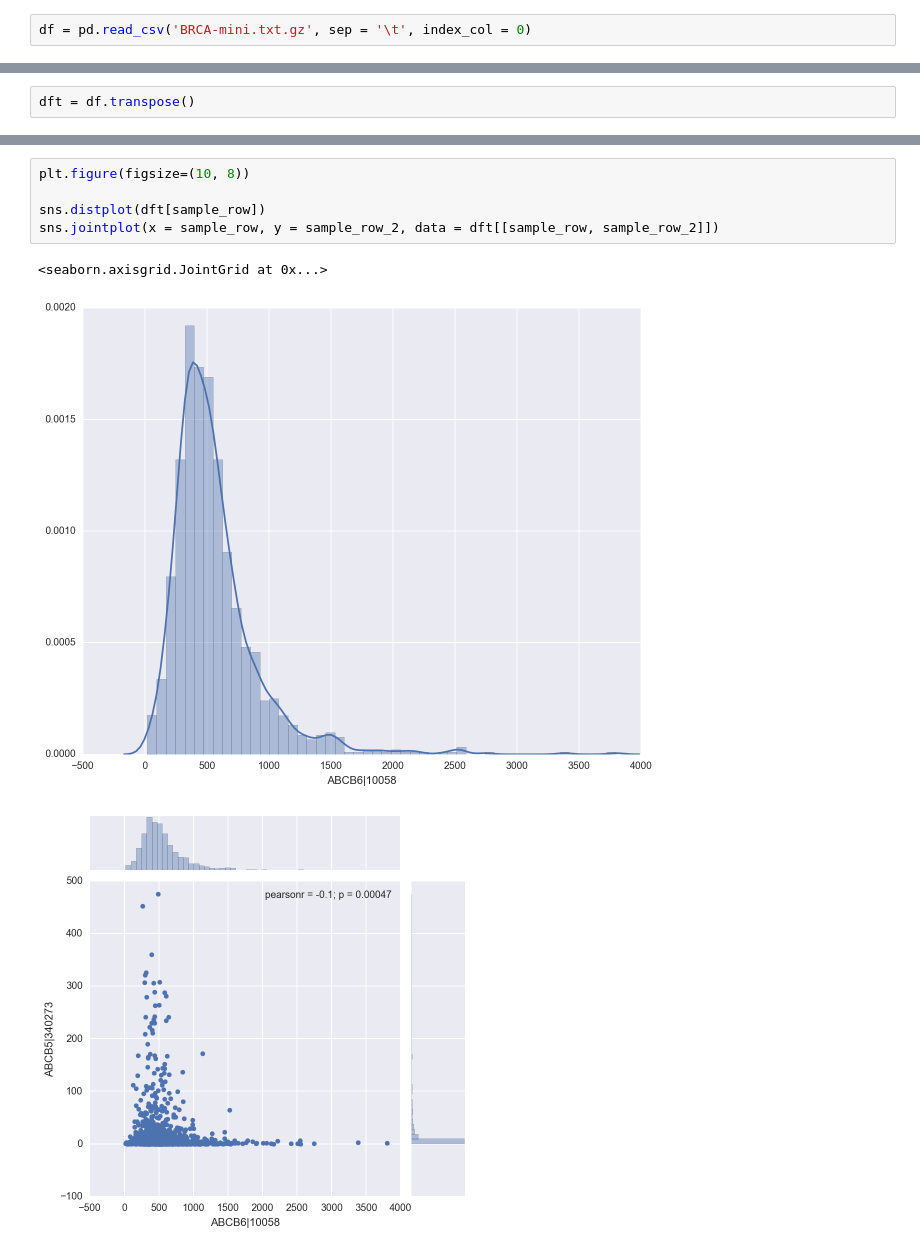
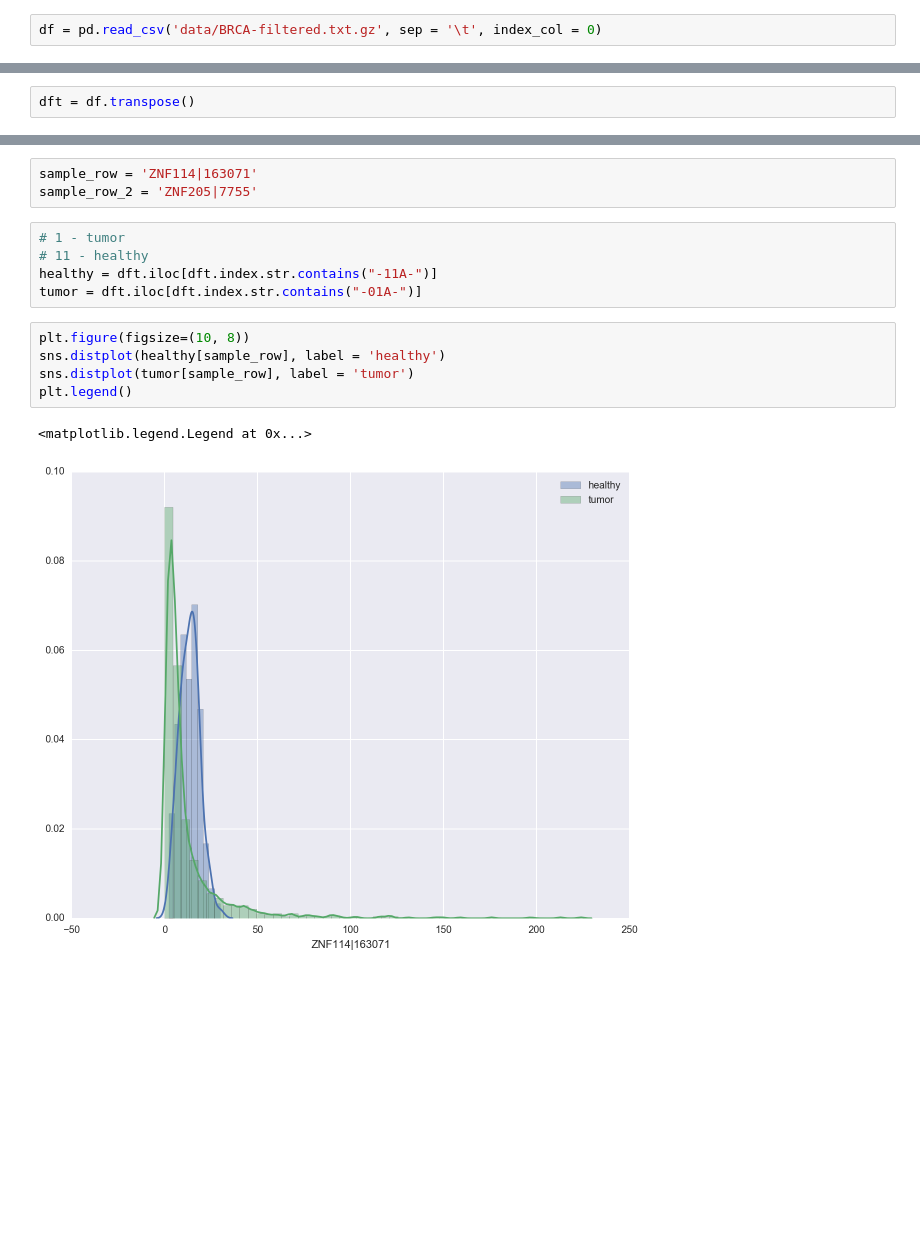
Before and after one commit to Kornel/mcmc-tcga, a Jupyter notebook: mcm-test.ipynb, the cells around one changed output, grey strips where cells are left out. Saved outputs shown, nothing was run; the diff lists cells and outputs as text; blank space fills up the shorter version.

Commit message:
Filter data, plot density

```diff
--- a/mcm-test.ipynb
+++ b/mcm-test.ipynb
@@ -5,2 +11,2 @@ import pandas as pd
 # %%
-df = pd.read_csv('BRCA-mini.txt.gz', sep = '\t', index_col = 0)
+df = pd.read_csv('data/BRCA-filtered.txt.gz', sep = '\t', index_col = 0)
@@ -43,9 +27,16 @@ sns.set(color_codes=True)
+# %%
+sample_row = 'ZNF114|163071'
+sample_row_2 = 'ZNF205|7755'
+# %%
+# 1 - tumor
+# 11 - healthy
+healthy = dft.iloc[dft.index.str.contains("-11A-")]
+tumor = dft.iloc[dft.index.str.contains("-01A-")]
 # %%
 plt.figure(figsize=(10, 8))
-
-sns.distplot(dft[sample_row])
-sns.jointplot(x = sample_row, y = sample_row_2, data = dft[[sample_row, sample_row_2]])
+sns.distplot(healthy[sample_row], label = 'healthy')
+sns.distplot(tumor[sample_row], label = 'tumor')
+plt.legend()
 # %% [output]
-<seaborn.axisgrid.JointGrid at 0x...>
+<matplotlib.legend.Legend at 0x...>
-[figure, old version]
+[figure, new version]
-[figure, removed]
```
Also changed, not shown: parts of 4 cells of this notebook, 5 other files.
